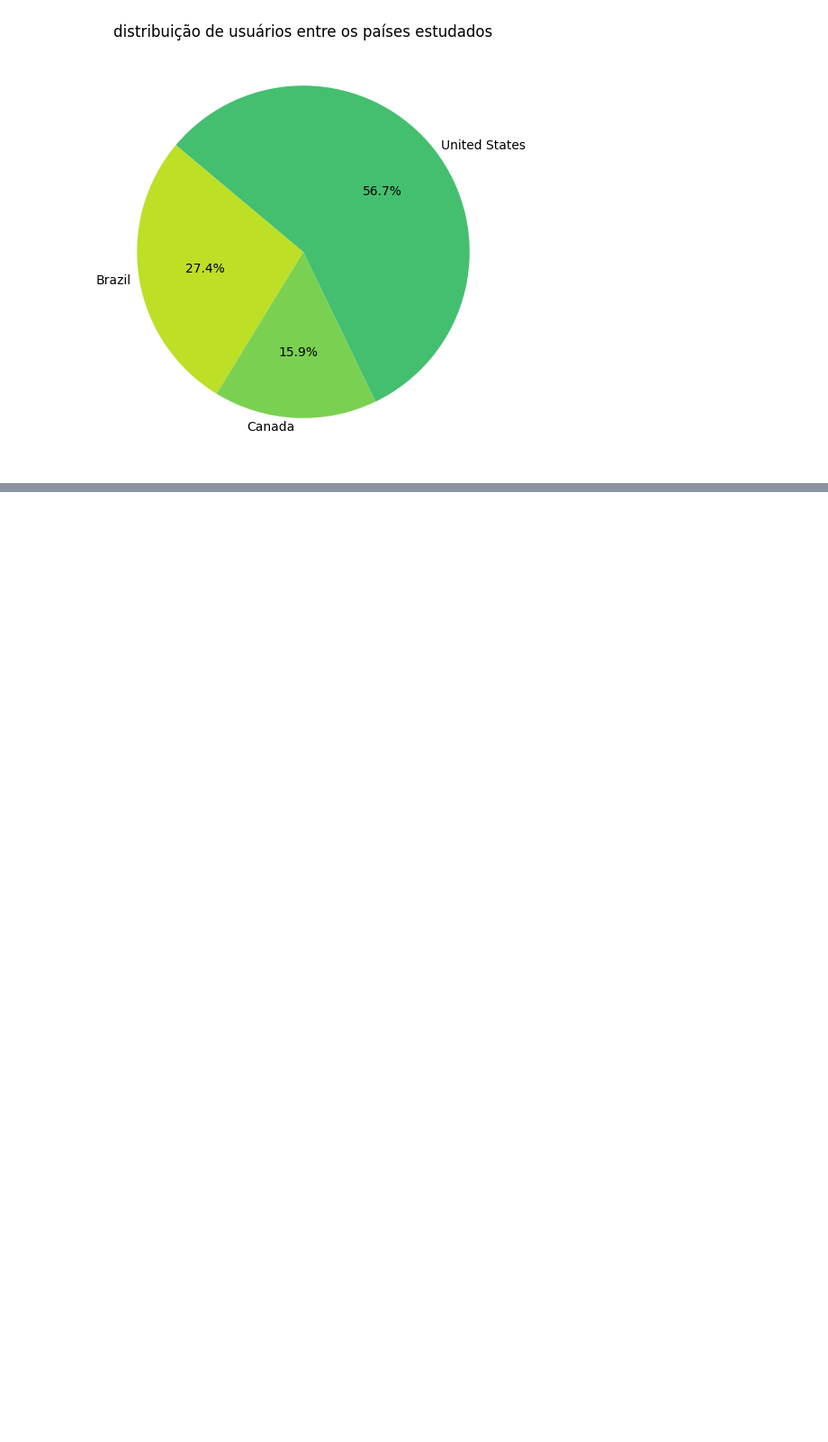
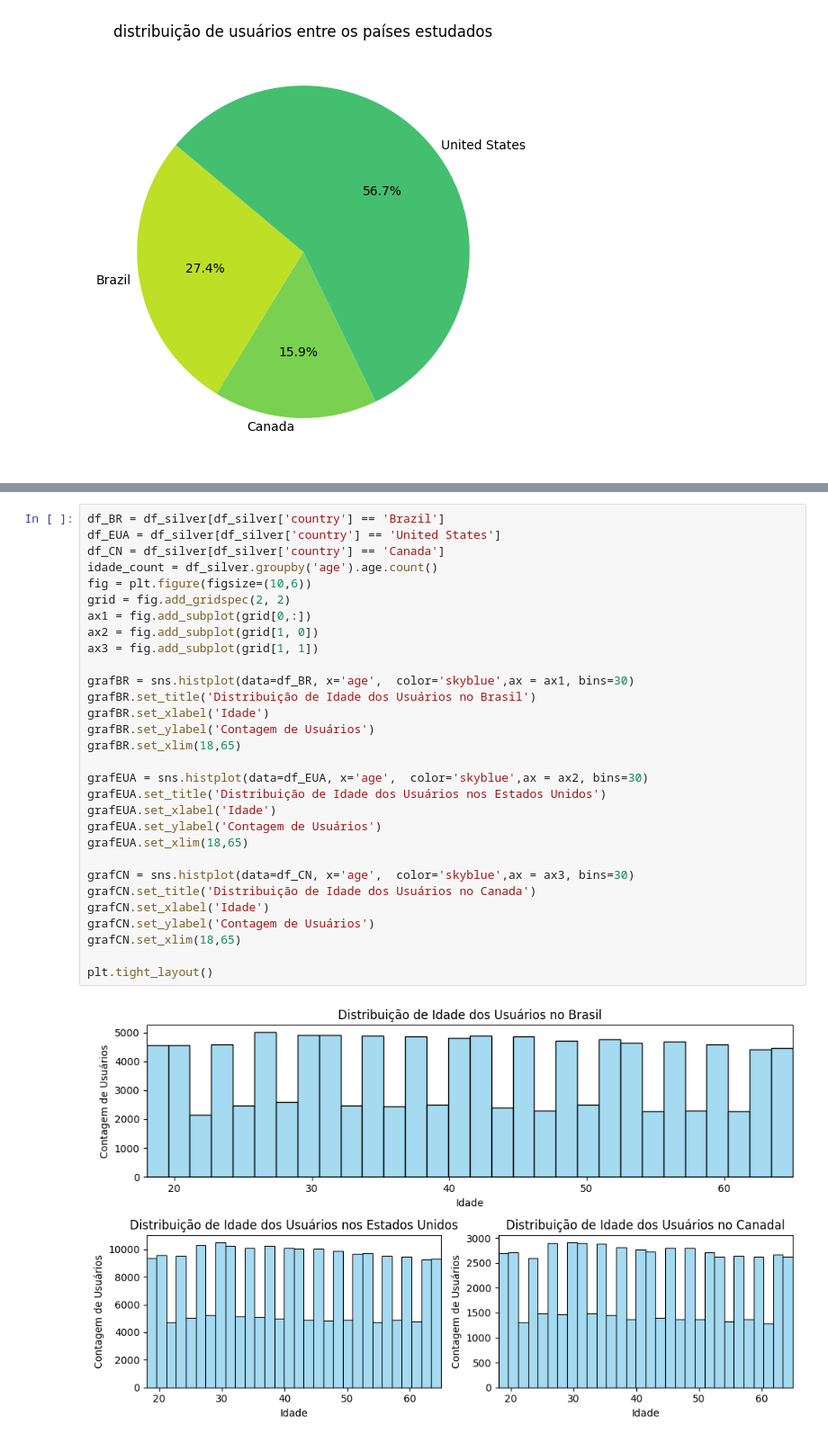
Before and after one commit to H3ytt0r62/SBD2-Social_Media_User_Analysis, a Jupyter notebook: Data layer/Silver/analytcs.ipynb, the cells around one changed output, grey strips where cells are left out. Shown at 90% size. Drawn from its saved outputs; the diff is of its cells as text; blank space fills up the shorter version.

Commit message:
feat/adições ao analitycs da silver

```diff
--- a/Data layer/Silver/analytcs.ipynb
+++ b/Data layer/Silver/analytcs.ipynb
@@ -62,0 +67,32 @@ plt.show()
+# %%
+df_BR = df_silver[df_silver['country'] == 'Brazil']
+df_EUA = df_silver[df_silver['country'] == 'United States']
+df_CN = df_silver[df_silver['country'] == 'Canada']
+idade_count = df_silver.groupby('age').age.count()
+fig = plt.figure(figsize=(10,6))
+grid = fig.add_gridspec(2, 2)
+ax1 = fig.add_subplot(grid[0,:])
+ax2 = fig.add_subplot(grid[1, 0])
+ax3 = fig.add_subplot(grid[1, 1])
+
+grafBR = sns.histplot(data=df_BR, x='age',  color='skyblue',ax = ax1, bins=30)
+grafBR.set_title('Distribuição de Idade dos Usuários no Brasil')
+grafBR.set_xlabel('Idade')
+grafBR.set_ylabel('Contagem de Usuários')
+grafBR.set_xlim(18,65)
+
+grafEUA = sns.histplot(data=df_EUA, x='age',  color='skyblue',ax = ax2, bins=30)
+grafEUA.set_title('Distribuição de Idade dos Usuários nos Estados Unidos')
+grafEUA.set_xlabel('Idade')
+grafEUA.set_ylabel('Contagem de Usuários')
+grafEUA.set_xlim(18,65)
+
+grafCN = sns.histplot(data=df_CN, x='age',  color='skyblue',ax = ax3, bins=30)
+grafCN.set_title('Distribuição de Idade dos Usuários no Canada')
+grafCN.set_xlabel('Idade')
+grafCN.set_ylabel('Contagem de Usuários')
+grafCN.set_xlim(18,65)
+
+plt.tight_layout()
+# %% [output]
+[figure, added]
```
Also changed, not shown: parts of 30 cells of this notebook, 2 other files.
